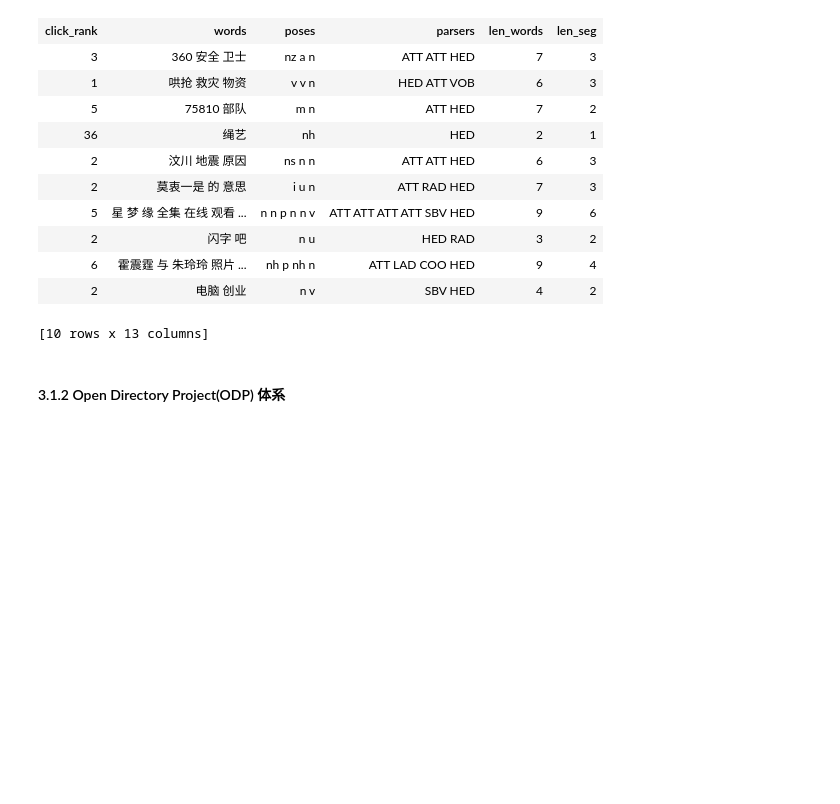
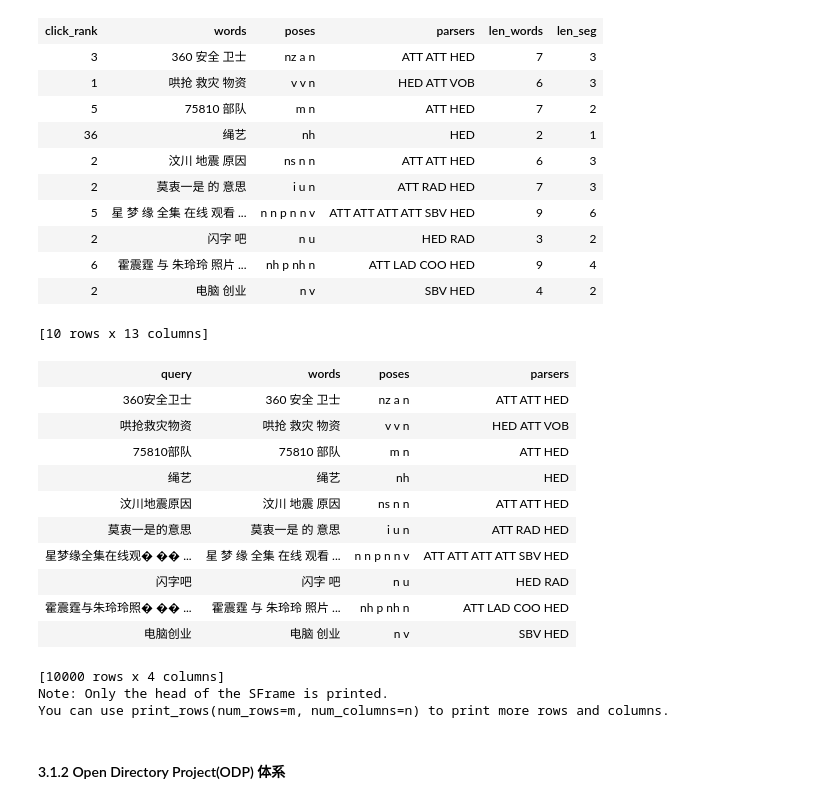
Before and after one commit to FrankBlood/2Graduation-Project, a Jupyter notebook: 贺国秀_基于查询日志的查询意图识别研究——实验（subset）.ipynb, the cells around one changed output. Drawn from its saved outputs; the diff is of its cells as text; code cells hidden in the pictures; blank space fills up the shorter version.

Commit message:
.\odp_Spyder.ipynb

```diff
--- a/贺国秀_基于查询日志的查询意图识别研究——实验（subset）.ipynb
+++ b/贺国秀_基于查询日志的查询意图识别研究——实验（subset）.ipynb
@@ -61,7 +64,7 @@ segmentor.load('E:/Python/pyltp/ltp_data/cws.model')
 postagger.load('E:/Python/pyltp/ltp_data/pos.model')
 parser.load('E:/Python/pyltp/ltp_data/parser.model')
 # %%
-graphlab.canvas.set_target('ipynb')
+#graphlab.canvas.set_target('ipynb')
 # %% [markdown]
 ### 3.1 搜集数据
 # %% [markdown]
@@ -140,6 +149,23 @@ data.head()
 | 6 | 霍震霆 与 朱玲玲 照片 ... | nh p nh n | ATT LAD COO HED | 9 | 4 |
 | 2 | 电脑 创业 | n v | SBV HED | 4 | 2 |
 [10 rows x 13 columns]
+# %%
+data['query', 'words', 'poses', 'parsers']
+# %% [output]
+| query | words | poses | parsers |
+| 360安全卫士 | 360 安全 卫士 | nz a n | ATT ATT HED |
+| 哄抢救灾物资 | 哄抢 救灾 物资 | v v n | HED ATT VOB |
+| 75810部队 | 75810 部队 | m n | ATT HED |
+| 绳艺 | 绳艺 | nh | HED |
+| 汶川地震原因 | 汶川 地震 原因 | ns n n | ATT ATT HED |
+| 莫衷一是的意思 | 莫衷一是 的 意思 | i u n | ATT RAD HED |
+| 星梦缘全集在线观� �� ... | 星 梦 缘 全集 在线 观看 ... | n n p n n v | ATT ATT ATT ATT SBV HED |
+| 闪字吧 | 闪字 吧 | n u | HED RAD |
+| 霍震霆与朱玲玲照� �� ... | 霍震霆 与 朱玲玲 照片 ... | nh p nh n | ATT LAD COO HED |
+| 电脑创业 | 电脑 创业 | n v | SBV HED |
+[10000 rows x 4 columns]
+Note: Only the head of the SFrame is printed.
+You can use print_rows(num_rows=m, num_columns=n) to print more rows and columns.
 # %%
 data.save('Sogou1W_ltp1.csv')
 # %% [markdown]
```
Also changed, not shown: parts of 20 cells of this notebook, 2 other files.
